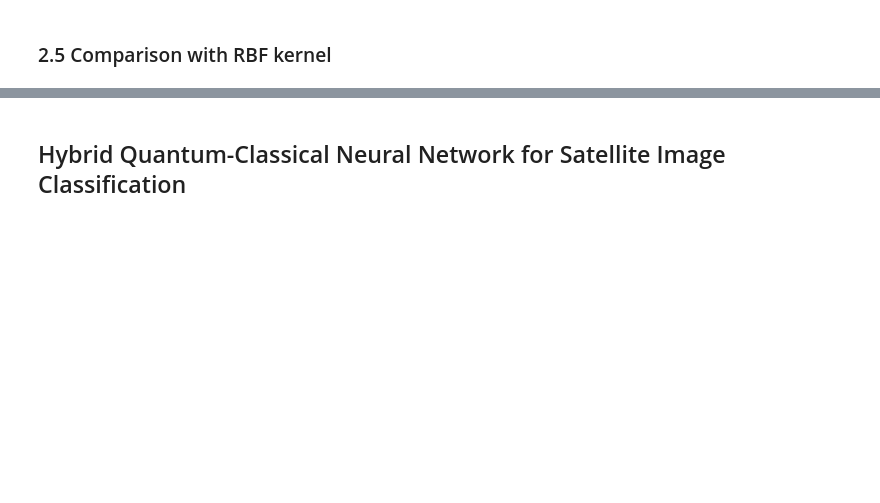
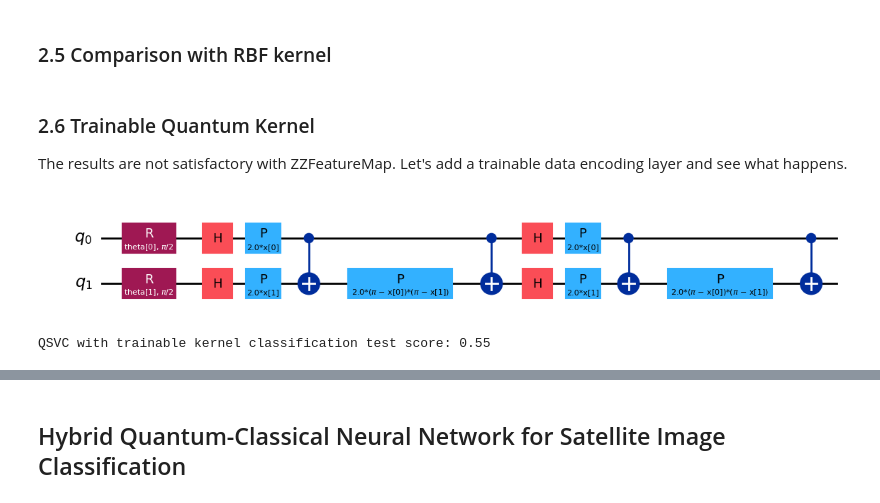
Before and after one commit to delilbasic/hdcrs-school-2025, a Jupyter notebook: hands_on2_QML.ipynb, the cells around one changed output, grey strips where cells are left out. Drawn from its saved outputs; the diff is of its cells as text; code cells hidden in the pictures; blank space fills up the shorter version.

Commit message:
Added trainable kernel

```diff
--- a/hands_on2_QML.ipynb
+++ b/hands_on2_QML.ipynb
@@ -259,3 +279,25 @@ print(f"SVC using kernel as a callable function | {clouds_score_callable_functio
 print(f"SVC using precomputed kernel matrix     | {clouds_score_precomputed_kernel:10.2f}")
 print(f"QSVC                                    | {qsvc_score:10.2f}")
 print(f"SVC with RBF kernel                     | {clouds_score_rbf:10.2f}")
+# %% [markdown]
+### 2.6 Trainable Quantum Kernel
+
+The results are not satisfactory with ZZFeatureMap. Let's add a trainable data encoding layer and see what happens.
+# %%
+from qiskit_machine_learning.kernels import TrainableFidelityQuantumKernel
+
+theta = ParameterVector('theta', length=x_train.shape[1])
+
+feature_map = QuantumCircuit(x_train.shape[1])
+feature_map.ry(theta[0], 0)
+feature_map.ry(theta[1], 1)
+feature_map = feature_map.compose(clouds_feature_map, inplace=False)
+
+kernel = TrainableFidelityQuantumKernel(
+    feature_map=feature_map,
+    training_parameters=theta
+)
+
+feature_map.decompose().draw('mpl')
+# %% [output]
+[figure, added]
@@ -261,0 +320,12 @@ print(f"SVC with RBF kernel                     | {clouds_score_rbf:10.2f}")
+# %%
+from qiskit_machine_learning.algorithms import QSVC
+
+qsvc = QSVC(quantum_kernel=optimized_kernel)
+
+qsvc.fit(x_train, y_train)
+
+qsvc_score = qsvc.score(x_test, y_test)
+
+print(f"QSVC with trainable kernel classification test score: {qsvc_score}")
+# %% [output]
+QSVC with trainable kernel classification test score: 0.55
```
Also changed, not shown: parts of 17 cells of this notebook, 1 other file.
